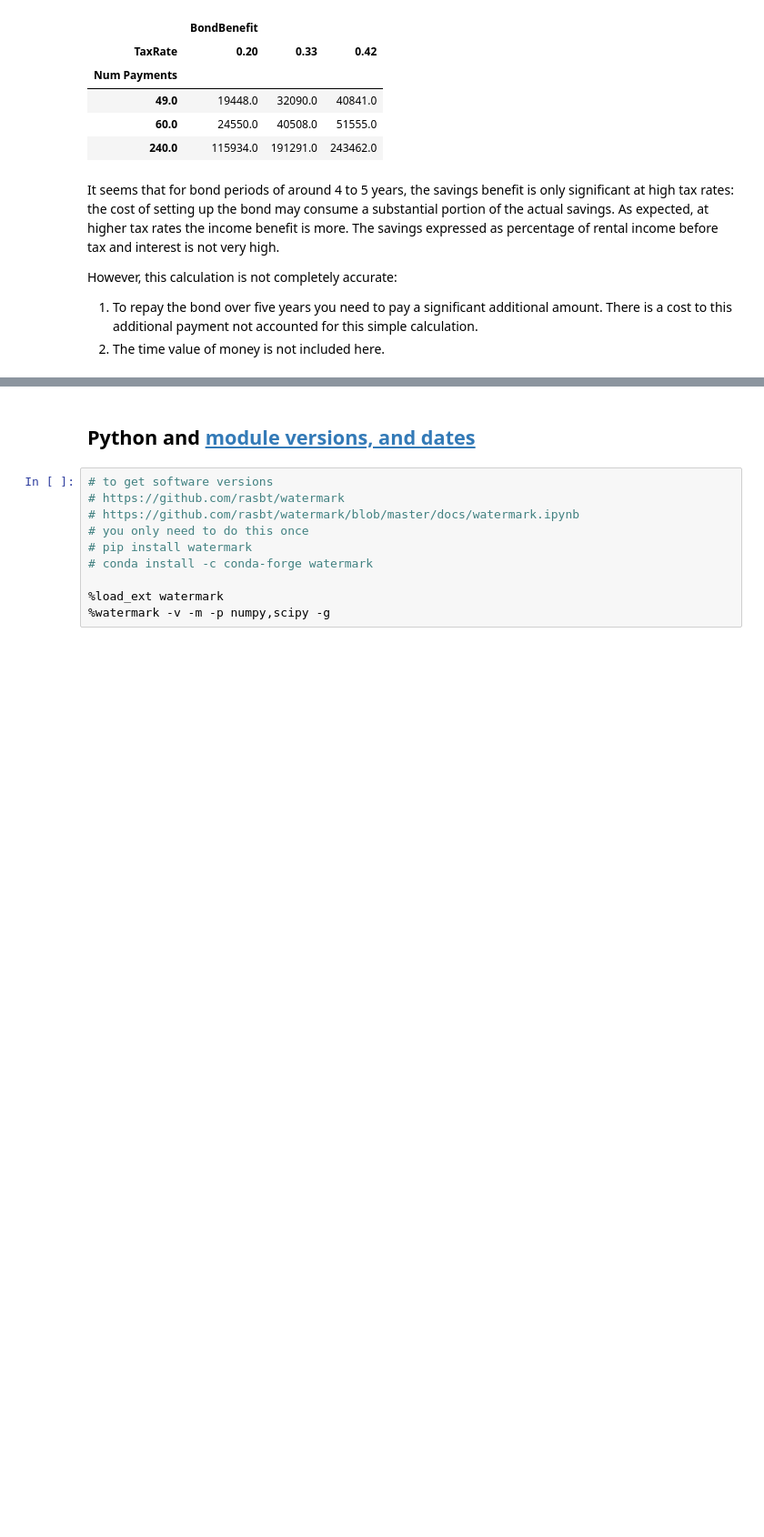
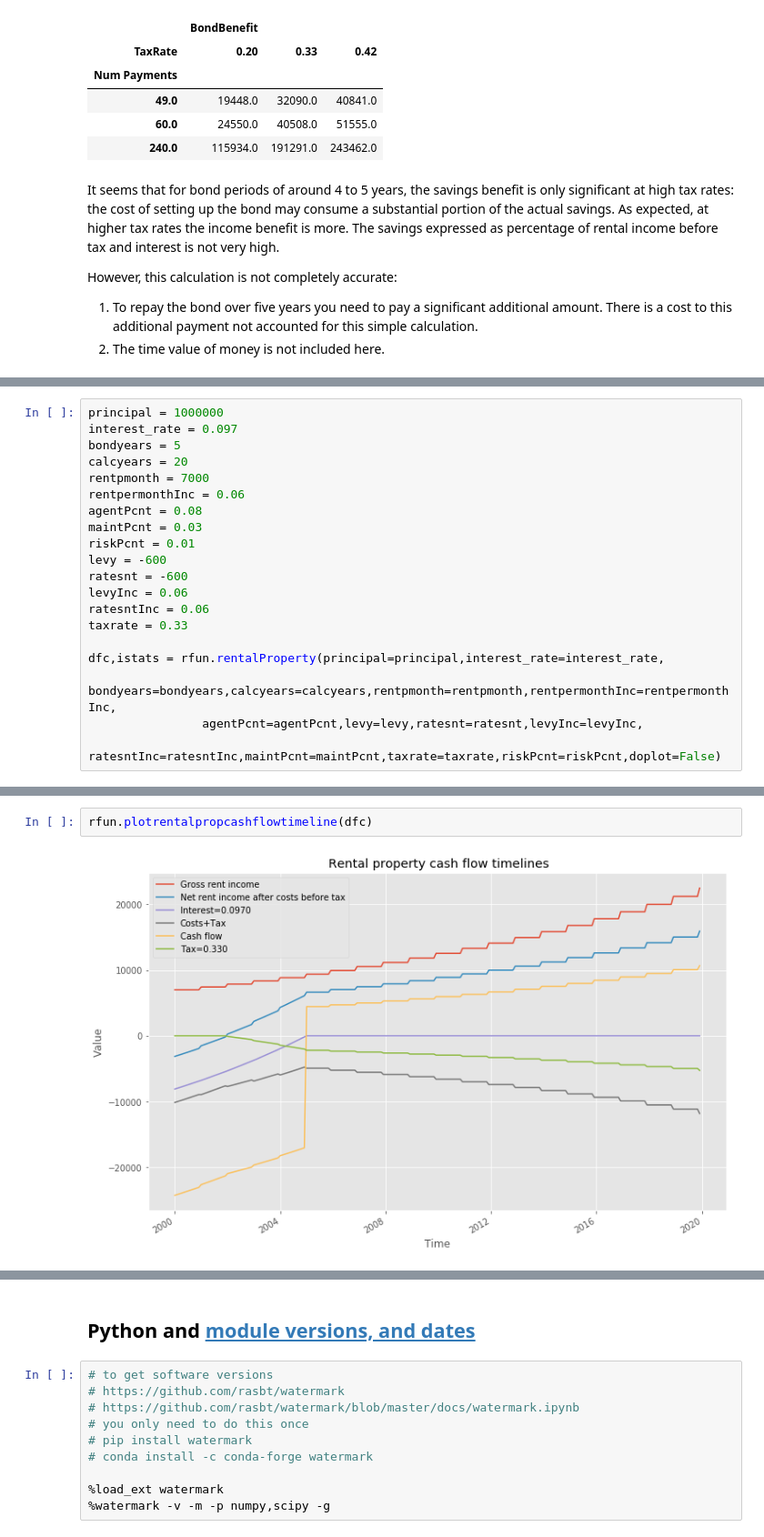
Before and after one commit to NelisW/RetirementPlanning, a Jupyter notebook: 01-Mortgage-Amortisation.ipynb, the cells around one changed output, grey strips where cells are left out. Shown at 91% size. Drawn from its saved outputs; the diff is of its cells as text; blank space fills up the shorter version.

Commit message:
moved all rental sums to mortgage notebook

```diff
--- a/01-Mortgage-Amortisation.ipynb
+++ b/01-Mortgage-Amortisation.ipynb
@@ -280,0 +319,20 @@ However, this calculation is not completely accurate:
+# %%
+principal = 1000000
+interest_rate = 0.097
+bondyears = 5
+calcyears = 20
+rentpmonth = 7000
+rentpermonthInc = 0.06
+agentPcnt = 0.08
+maintPcnt = 0.03
+riskPcnt = 0.01
+levy = -600
+ratesnt = -600
+levyInc = 0.06
+ratesntInc = 0.06
+taxrate = 0.33
+
+dfc,istats = rfun.rentalProperty(principal=principal,interest_rate=interest_rate,
+                bondyears=bondyears,calcyears=calcyears,rentpmonth=rentpmonth,rentpermonthInc=rentpermonthInc,
+                agentPcnt=agentPcnt,levy=levy,ratesnt=ratesnt,levyInc=levyInc,
+                ratesntInc=ratesntInc,maintPcnt=maintPcnt,taxrate=taxrate,riskPcnt=riskPcnt,doplot=False)
@@ -280,0 +367,4 @@ However, this calculation is not completely accurate:
+# %%
+rfun.plotrentalpropcashflowtimeline(dfc)
+# %% [output]
+[figure, added]
```
Also changed, not shown: parts of 27 cells of this notebook.
